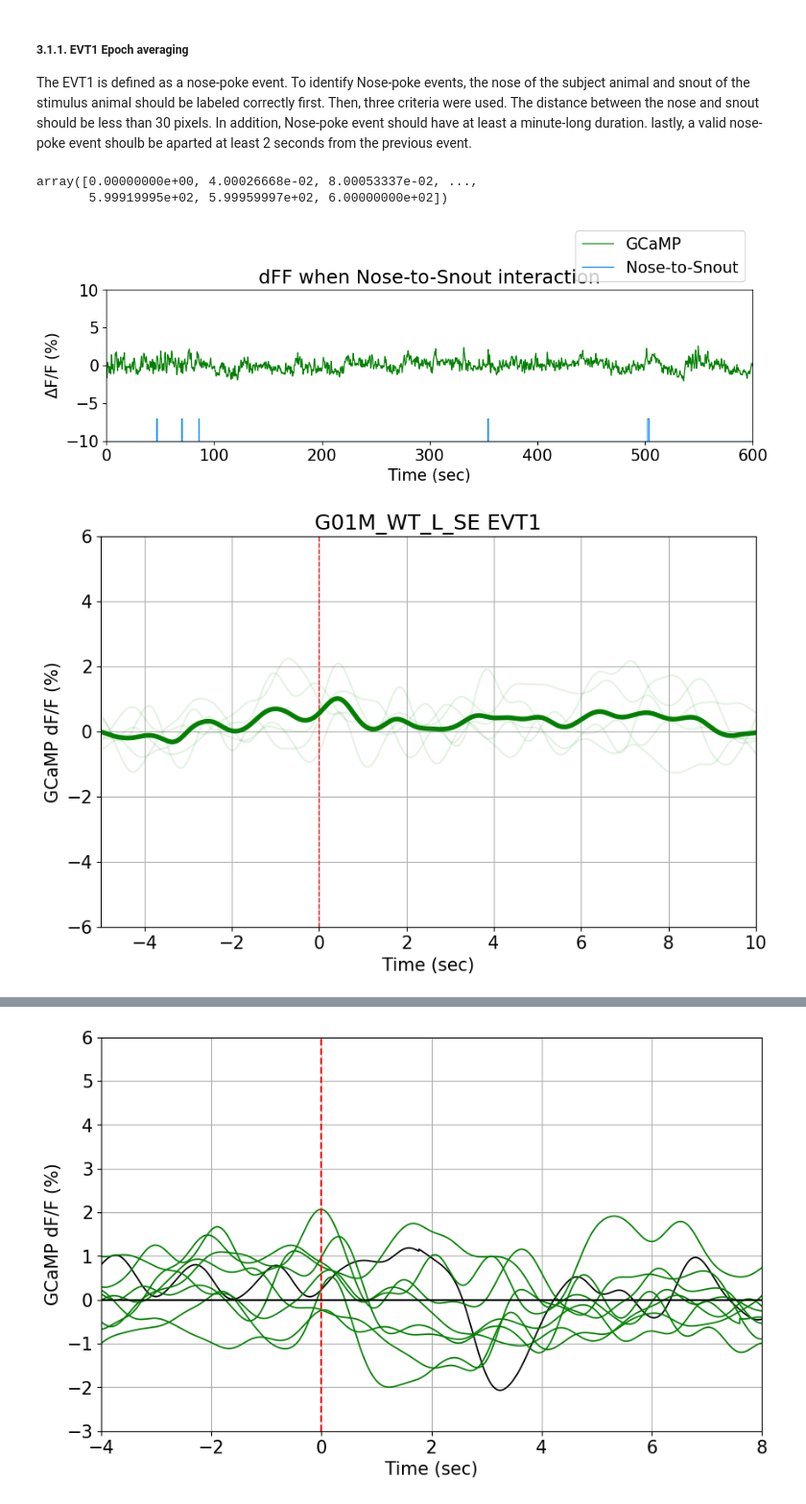
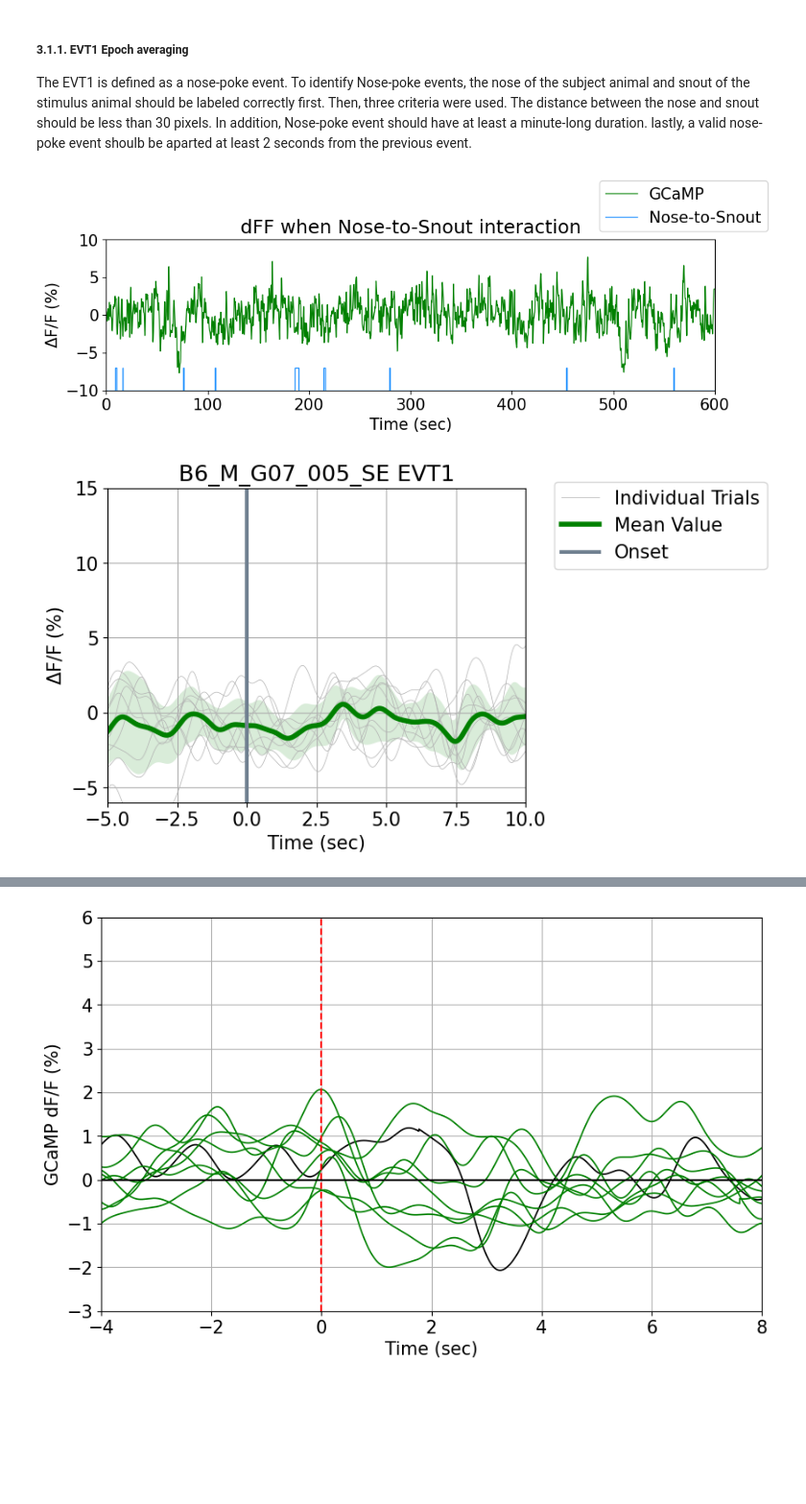
Before and after one commit to parkgilbong/Jupyter_notebook, a Jupyter notebook: FiberPhotometry/FP_Analysis_Epoch_Averaging.ipynb, the cells around one changed output, grey strips where cells are left out. Shown at 96% size. Saved outputs shown, nothing was run; the diff lists cells and outputs as text; code cells hidden in the pictures; blank space fills up the shorter version.

```diff
--- a/FiberPhotometry/FP_Analysis_Epoch_Averaging.ipynb
+++ b/FiberPhotometry/FP_Analysis_Epoch_Averaging.ipynb
@@ -28,15 +28,15 @@ matplotlib.rcParams['font.size'] = 15 #set font size for all plots
 ### 1. Set file parameters and working dir
 Put everything that should be sepecified by user.
 # %%
-Base_folder = r'C:/Users/YGKim_IBS/Documents/GitHub/Jupyter_notebook/FiberPhotometry'
-Batch_folder = '240626_Myt'
-Animal_ID = 'G01M_WT_L'
+Base_folder = r'D:\DataAtCSBD\FiberPhotometry\ProcessedData'
+Batch_folder = '241211_B6'
+Animal_ID = 'B6_M_G07_005'
 Session = 'SE'
 
 FPS = 25 #Frame per second of behavior data
 Duration_sec = 600 #Recording duration of behavior data # for B6_M_G06_001, Duration_sec must be 594.
-SavePlots = True
-SaveData = True
+SavePlots = False
+SaveData = False
 # %% [markdown]
 Set working directory
 # %%
@@ -70,6 +70,6 @@ GCaMP_signal
 # %%
 #Load postprocessed data from DeepLabCut analysis
-df_EVT = pd.read_csv('Data_DLC.csv', header=0, index_col=0)
+df_EVT = pd.read_csv('Data_DLC_30.csv', header=0, index_col=0)
 df_EVT.head()
 # %% [output]
 |  | Nose_x | Nose_y | Head_x | Head_y | roi | transition_index | N_s1_dist | NosePoke | EVT1 | EVT2 | ... |
@@ -107,11 +107,6 @@ E_zone_in = np.array(CamTickTime[df_EVT.EVT3 == 1])
 E_zone_out = np.array(CamTickTime[df_EVT.EVT3 == 2])
 
 # S_zone_out, E_zone_in, E_zone_out
-# %%
-CamTickTime
-# %% [output]
-array([0.00000000e+00, 4.00026668e-02, 8.00053337e-02, ...,
-       5.99919995e+02, 5.99959997e+02, 6.00000000e+02])
 # %%
 Evt_x = np.append(np.append(time_sec[0], np.reshape(np.kron([S_interaction_ON, S_interaction_OFF],
                    np.array([[1], [1]])).T, [1,-1])[0]), np.array(time_sec)[-1])
@@ -141,12 +136,12 @@ ax2.set_xlim(0, 600)
 ax2.set_ylabel(r'$\Delta$F/F (%)')
 ax2.set_xlabel('Time (sec)')
 ax2.set_title('dFF when Nose-to-Snout interaction')
-ax2.legend(handles=[p1,p2], loc='lower right', bbox_to_anchor=(1, 1))
+ax2.legend(handles=[p1,p2], loc='lower right', bbox_to_anchor=(1.1, 1))
 fig3.tight_layout()
 
 plt.show()
 # %% [output]
-[figure, old version]
+[figure, new version]
 # %%
 # 선택한 이벤트
 EVTtype = 'EVT1'
@@ -157,7 +152,9 @@ selected_events_data = df_EVT[df_EVT[EVTtype] == selected_event].copy() #Setting
 selected_events_data['EVT_time'] = list((selected_events_data.index+1)/FPS)
 
 # 그래프 생성
-ax=plt.figure(figsize=(10, 6))
+# 그래프 생성
+fig2 =plt.figure(figsize=(6, 10))
+ax2 = fig2.add_subplot(211)
 
 
 # 각 이벤트에 대해 데이터를 추출하고 lineplot으로 그림
@@ -187,7 +184,7 @@ for index, row in selected_events_data.iterrows():
     x_data = filtered_data['time']
     y_data = filtered_data['value']
 
-    line, = plt.plot(x_data, y_data, color='green', alpha=0.1)
+    p1, = ax2.plot(x_data, y_data, color=[.7, .7, .7], linewidth=.5, label='Individual Trials')
     all_lines.append(y_data.values)  # 각 시점에서의 데이터들을 저장
     start_time_list.append(start_time)
     end_time_list.append(end_time)
@@ -198,39 +195,43 @@ data = all_lines.to_numpy()
 
 # start, end 시간을 2차원 배열로 변환
 df_TimeWindow = pd.DataFrame({'start' : start_time_list,
-                             'end' : end_time_list})
+                            'end' : end_time_list})
 
 # 각 시점에서의 데이터들의 평균값 계산
 # mean_values = all_lines.mean(axis=0, numeric_only=False)
 mean_values = np.nanmean(data, axis=0)
 std_values = np.nanstd(data, axis=0)
 
 min_length = min(len(mean_values), len(std_values))
 x_data = (np.linspace(0, pre_window_length+post_window_length, min_length)) - pre_window_length
 
 # 그래프 제목과 레이블 추가
 plt.title(Animal_ID+'_'+Session+' '+EVTtype)
 plt.xlabel('Time (sec)')
-plt.ylabel('GCaMP dF/F (%)')
+plt.ylabel(r'$\Delta$F/F (%)')
 
 # 범례 추가
 # plt.legend()
 plt.grid(True)
 plt.xlim(-pre_window_length, post_window_length)
-plt.ylim(-6, 6)
+plt.ylim(-6, 15)
 plt.axvline(x=0, color = "red", linestyle = '--', linewidth = 1)
 
-plt.plot(x_data, mean_values, color='green', label='Mean Value', linewidth=4)
+p2, = ax2.plot(x_data, mean_values, color='green', label='Mean Value', linewidth=4)
+p3 = ax2.fill_between(x_data, mean_values-std_values, mean_values+std_values, facecolor='green', alpha=0.15)
+p4 = ax2.axvline(x=0, linewidth=3, color='slategray', label='Onset')
+
+ax2.legend(handles=[p1, p2, p4], bbox_to_anchor=(1.6, 1.05))
 
 if SavePlots == True:
     plt.savefig(f"Plot_Epoch_averaging_{EVTtype}_Mean+individual.png")
 
 if SaveData==True:
     all_lines.to_pickle('Data_Extracted_signal_in_EVT1.pkl')
     df_TimeWindow.to_pickle('Data_TimeWindow_for_EVT1.pkl')
 
 
 # 그래프 출력
 plt.show()
 # %% [output]
-[figure, old version]
+[figure, new version]
```
Also changed, not shown: parts of 15 cells of this notebook, 6 other files.
